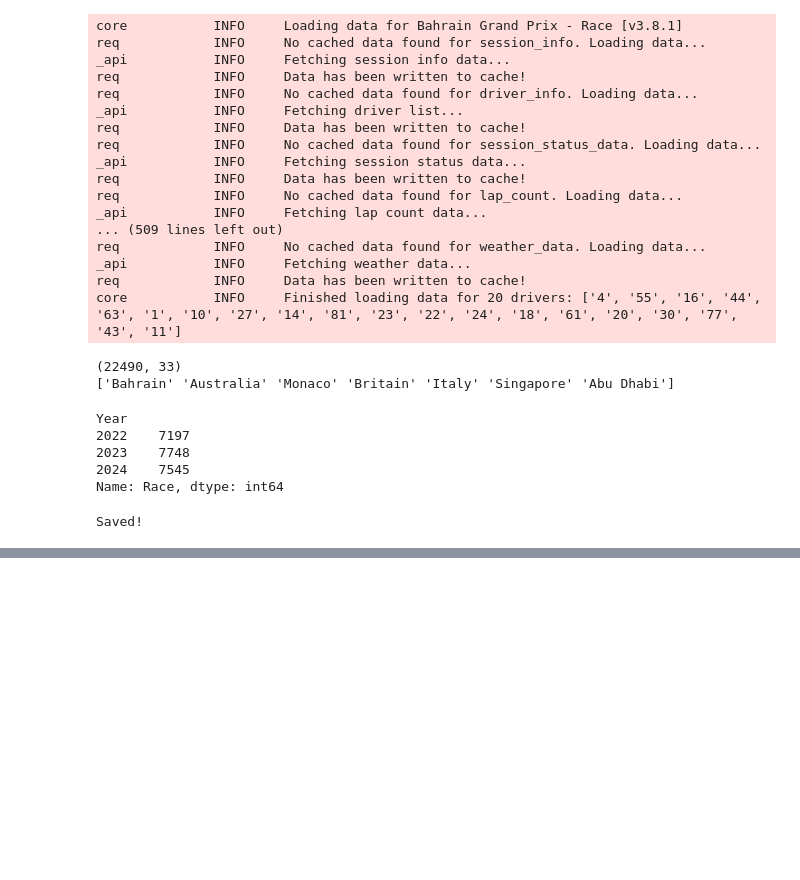
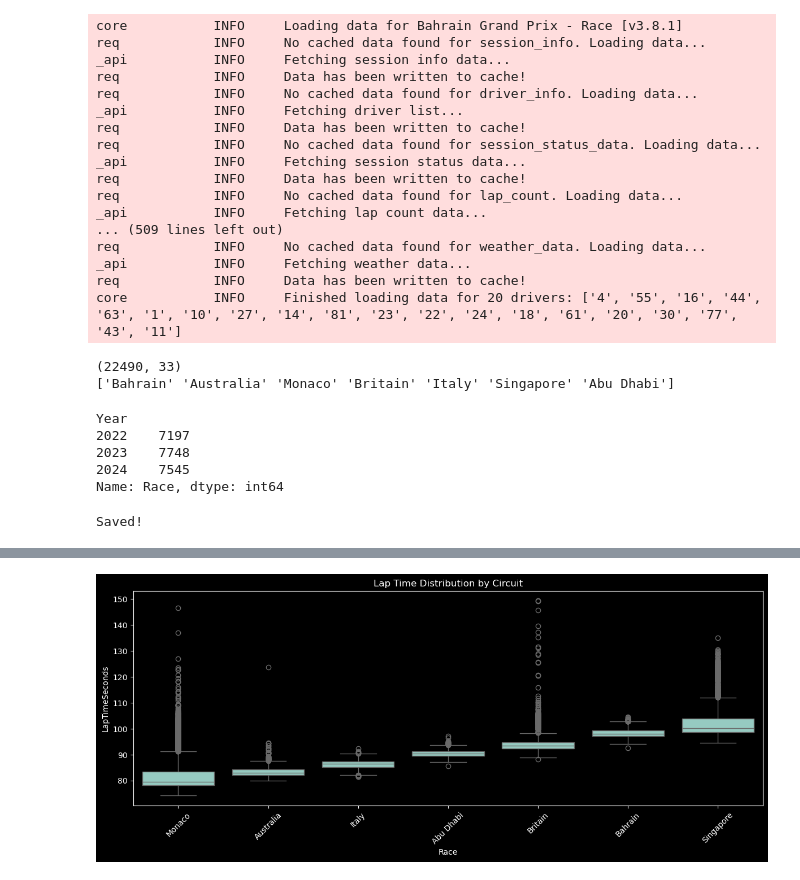
Before and after one commit to MukundTyagi30/Formula1, a Jupyter notebook: notebooks/03_model.ipynb, the cells around one changed output, grey strips where cells are left out. Cells and saved outputs as stored; diff of their text form; code cells hidden in the pictures; blank space fills up the shorter version.

```diff
--- a/notebooks/03_model.ipynb
+++ b/notebooks/03_model.ipynb
@@ -72,0 +148,11 @@ Saved!
+# %%
+plt.style.use('dark_background')
+fig, ax = plt.subplots(figsize=(12, 5))
+order = df.groupby('Race')['LapTimeSeconds'].median().sort_values().index
+sns.boxplot(x='Race', y='LapTimeSeconds', data=df, order=order, ax=ax)
+plt.xticks(rotation=45)
+plt.tight_layout()
+plt.title('Lap Time Distribution by Circuit')
+plt.show()
+# %% [output]
+[figure, added]
```
Also changed, not shown: parts of 41 cells of this notebook.
